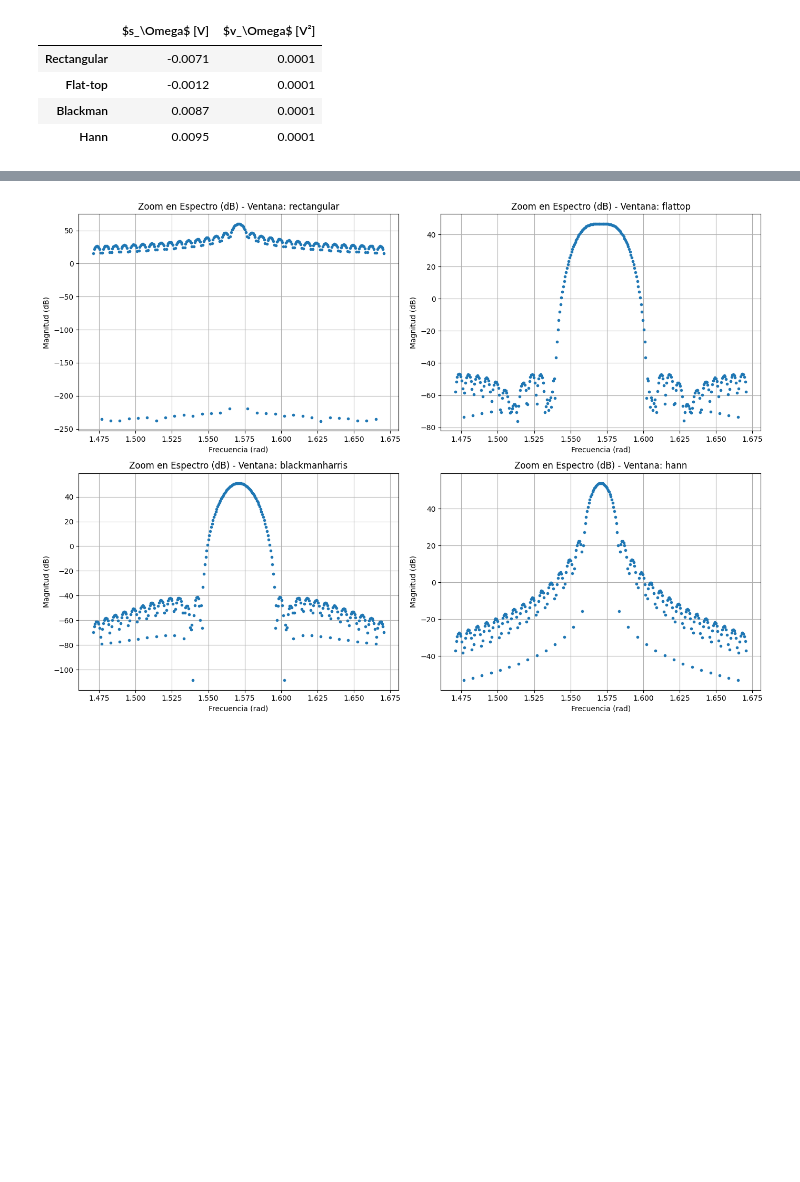
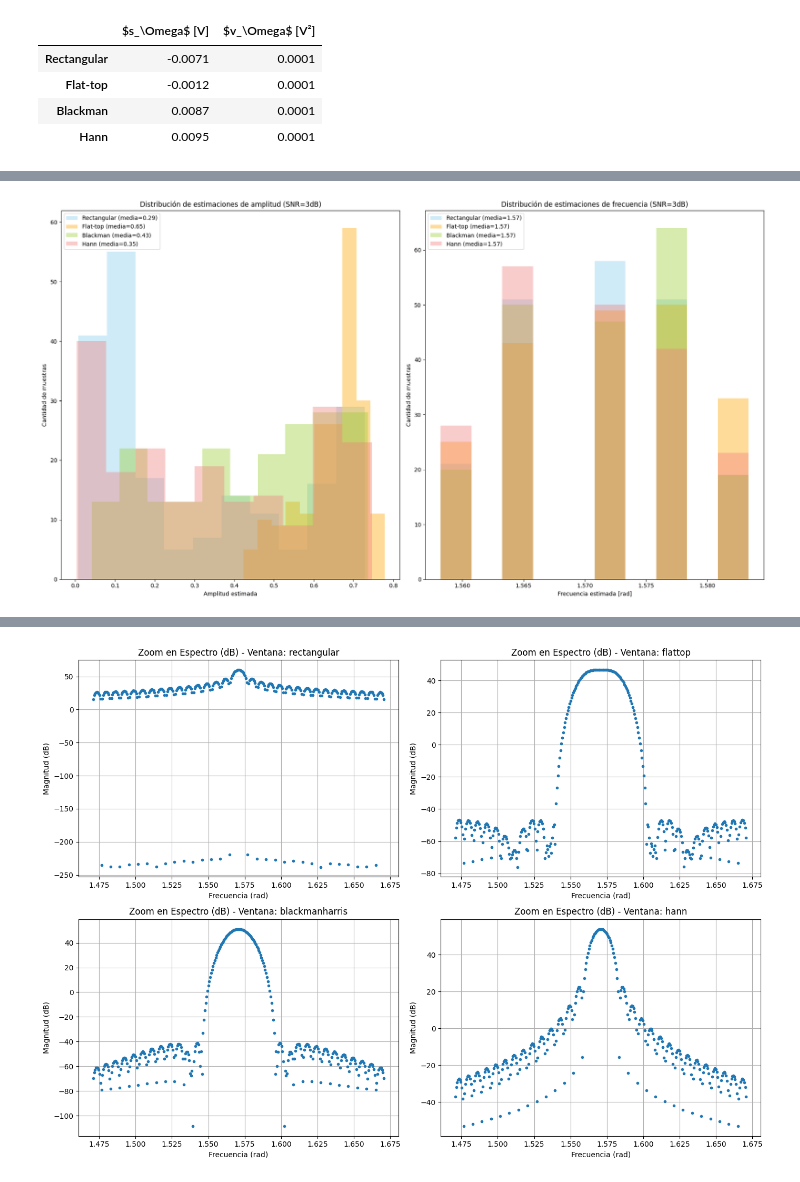
Before and after one commit to Pereyzaquer/Procesamiento_Digital, a Jupyter notebook: Semana_6/Semana_6.ipynb, the cells around one changed output, grey strips where cells are left out. Cells and saved outputs as stored; diff of their text form; code cells hidden in the pictures; blank space fills up the shorter version.

```diff
--- a/Semana_6/Semana_6.ipynb
+++ b/Semana_6/Semana_6.ipynb
@@ -310,0 +345,30 @@ Utilizando el metodo de Zero-Padding analizaremos el comportamiento de cada vent
+# %%
+# --- Histograma de estimaciones para SNR = 3dB ---
+import matplotlib.pyplot as plt
+
+plt.figure(figsize=(18, 10))
+colores = ['skyblue', 'orange', 'yellowgreen', 'lightcoral']
+ventanas_nombres = list(ventanas.keys())
+
+for i, nombre in enumerate(ventanas_nombres):
+    mu_amp = np.mean(estimaciones_amp_3dB[i])
+    mu_freq = np.mean(estimaciones_freq_3dB[i])
+
+    plt.subplot(1, 2, 1)
+    plt.hist(estimaciones_amp_3dB[i], bins=10, alpha=0.4, color=colores[i], label=f"{nombre} (media={mu_amp:.2f})")
+    plt.title("Distribución de estimaciones de amplitud (SNR=3dB)")
+    plt.xlabel("Amplitud estimada")
+    plt.ylabel("Cantidad de muestras")
+    plt.legend()
+
+    plt.subplot(1, 2, 2)
+    plt.hist(estimaciones_freq_3dB[i], bins=10, alpha=0.4, color=colores[i], label=f"{nombre} (media={mu_freq:.2f})")
+    plt.title("Distribución de estimaciones de frecuencia (SNR=3dB)")
+    plt.xlabel("Frecuencia estimada [rad]")
+    plt.ylabel("Cantidad de muestras")
+    plt.legend()
+
+plt.tight_layout()
+plt.show()
+# %% [output]
+[figure, added]
```
Also changed, not shown: parts of 3 cells of this notebook.
